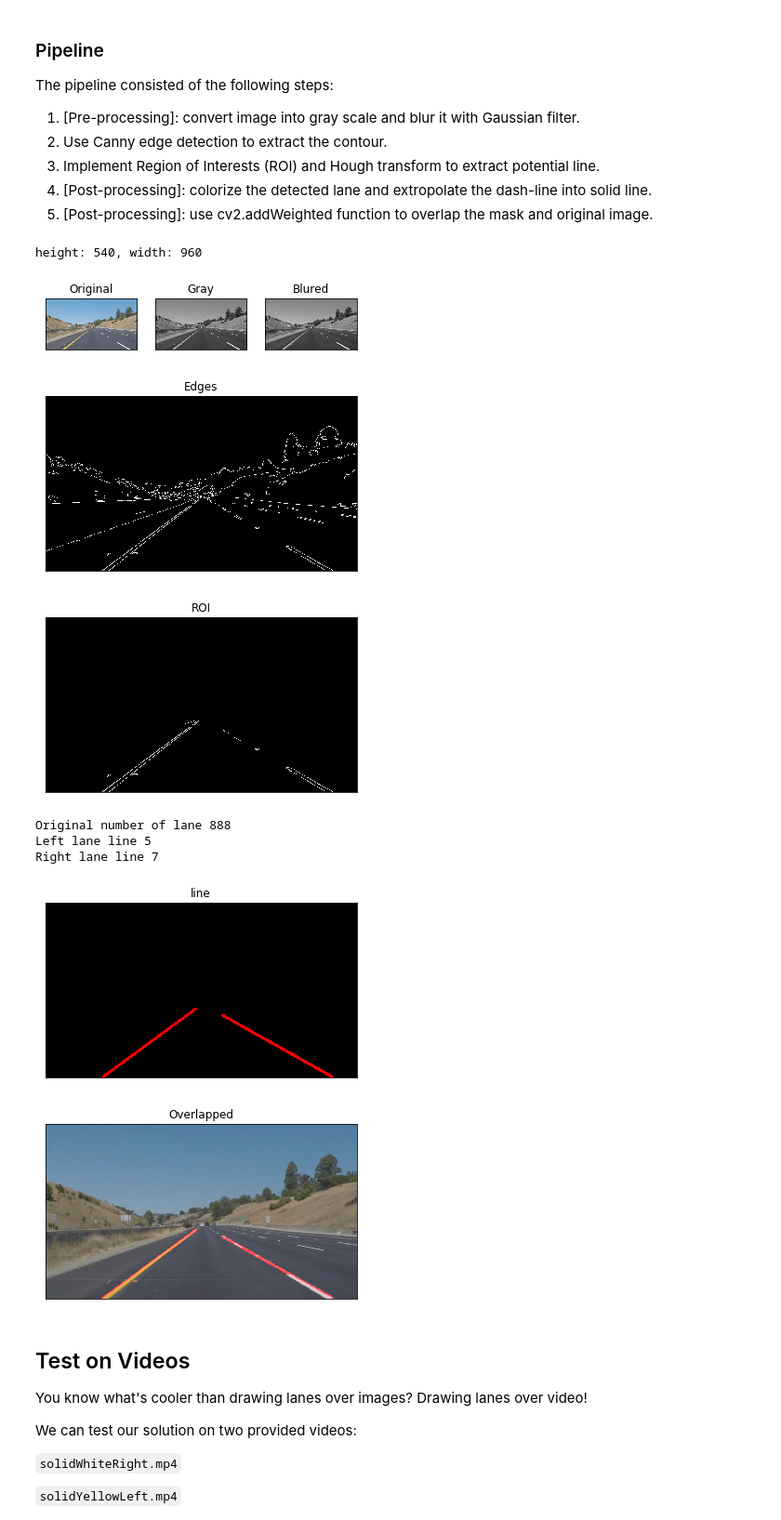
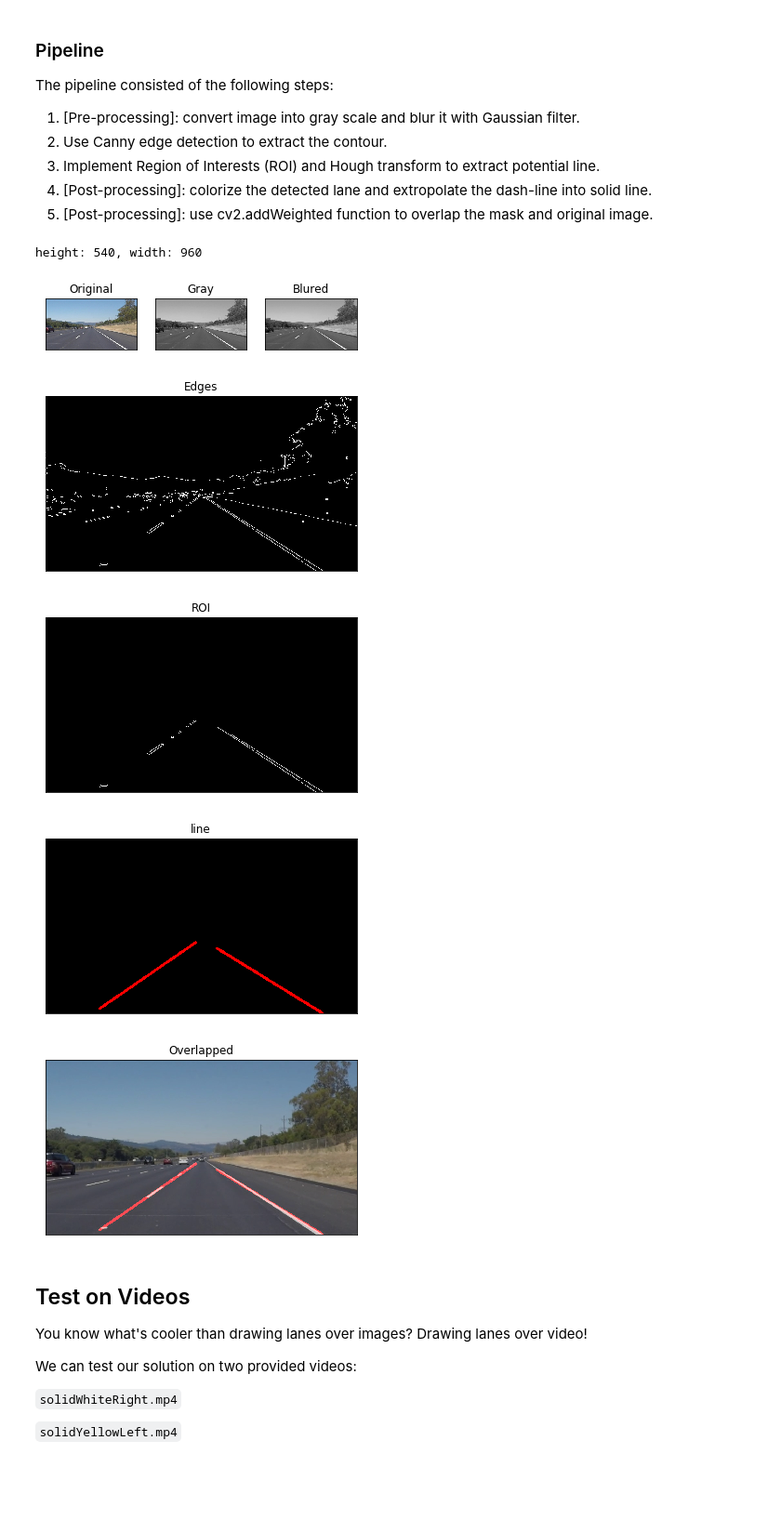
Before and after one commit to Tsuihao/CarND-LaneLines-P1, a Jupyter notebook: P1.ipynb, the cells around one changed output. Shown at 93% size. Cells and saved outputs as stored; diff of their text form; code cells hidden in the pictures; blank space fills up the shorter version.

```diff
--- a/P1.ipynb
+++ b/P1.ipynb
@@ -293,8 +308,7 @@ The pipeline consisted of the following steps:
 # then save them to the test_images_output directory.
 # %%
 # Read image
-#ori_img = mpimg.imread('test_images/solidWhiteRight.jpg')
-ori_img = mpimg.imread('test_images/whiteCarLaneSwitch.jpg')
+ori_img = mpimg.imread('test_images/solidWhiteRight.jpg')
 h = ori_img.shape[0]
 w = ori_img.shape[1]
 print('height: {}, width: {}'.format(h, w))
@@ -313,46 +327,43 @@ plt.title('Blured'), plt.xticks([]), plt.yticks([])
 plt.show()
 
 # 2. Use Canny edge detection to extract the contour.
-edges = canny(blurred_gray_img, 50, 130)
+edges = canny(blurred_gray_img, 50, 150)
 plt.imshow(edges, cmap='gray')
 plt.title('Edges'), plt.xticks([]), plt.yticks([])
 plt.show()
 
 # 3. Implement Region of Interests (ROI) and Hough transform to extract potential line.
 ROI = np.array([[(50, h), (450, 320), (490, 320), (w-50, h)]], dtype=np.int32)
 masked_img = region_of_interest(edges, ROI)
 plt.imshow(masked_img, cmap='gray')
 plt.title('ROI'), plt.xticks([]), plt.yticks([])
 plt.show()
 
 # Define the Hough transform parameters
 rho = 1                         # distance resolution in pixels of the Hough grid
 theta = np.pi/180               # angular resolution in radians of the Hough grid
-threshold = 2                   # minimum number of votes (intersections in Hough grid cell)
-min_line_length = 5             # minimum number of pixels making up a line
-max_line_gap = 50               # maximum gap in pixels between connectable line segments
+threshold = 3                   # minimum number of votes (intersections in Hough grid cell)
+min_line_length = 2             # minimum number of pixels making up a line
+max_line_gap = 100               # maximum gap in pixels between connectable line segments
 
 # 4. [Post-processing]: colorize the detected lane and extropolate the dash-line into solid line.
 line_img = hough_lines(masked_img, rho, theta, threshold, min_line_length, max_line_gap)
 plt.imshow(line_img, cmap='gray')
 plt.title('line'), plt.xticks([]), plt.yticks([])
 plt.show()
 
 # 5. [Post-processing]: use cv2.addWeighted function to overlap the mask and original image.
 overlapped_img = weighted_img(line_img, ori_img)
 plt.imshow(overlapped_img)
 plt.title('Overlapped'), plt.xticks([]), plt.yticks([])
 plt.show()
 # %% [output]
 height: 540, width: 960
-[figure, old version]
+[figure, new version]
-[figure, old version]
+[figure, new version]
-[figure, old version]
+[figure, new version]
-Original number of lane 888
-Left lane line 5
-Right lane line 7
-[figure, old version]
+[figure, new version]
-[figure, old version]
+[figure, new version]
 # %% [markdown]
 ## Test on Videos
 
```
Also changed, not shown: parts of 8 cells of this notebook, 4 other files.
